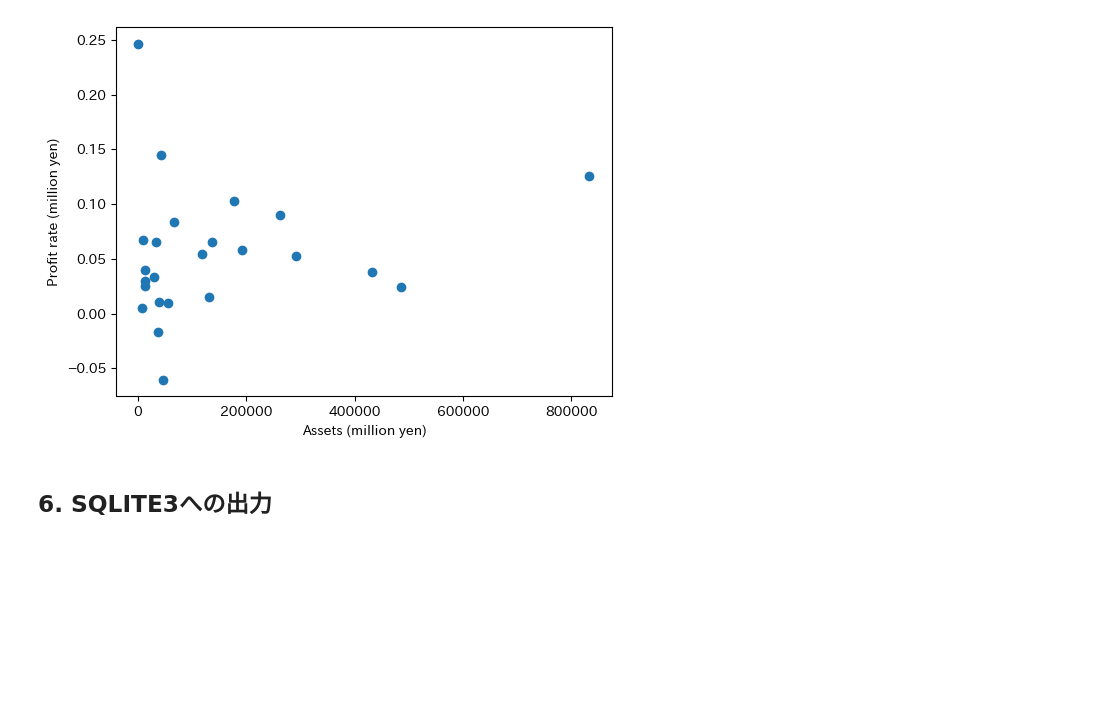
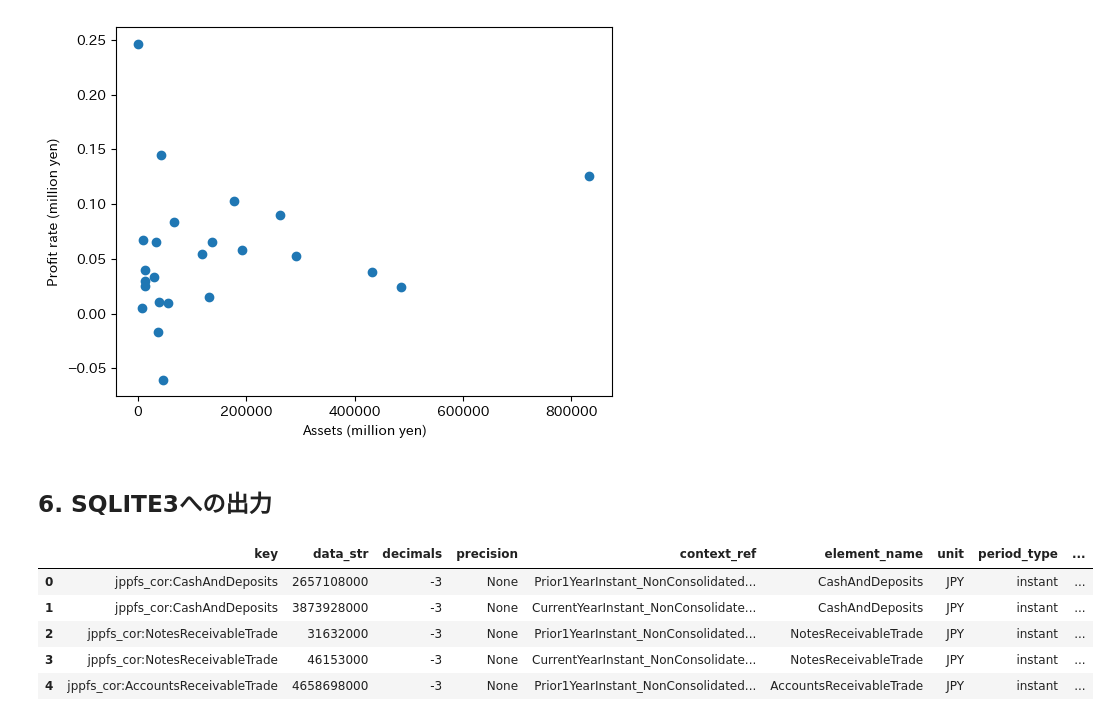
Before and after one commit to nororo/edinet_xbrl_prep, a Jupyter notebook: xbrl_analysis.ipynb, the cells around one changed output. Cells and saved outputs as stored; diff of their text form; code cells hidden in the pictures; blank space fills up the shorter version.

```diff
--- a/xbrl_analysis.ipynb
+++ b/xbrl_analysis.ipynb
@@ -393,6 +467,15 @@ Text(0, 0.5, 'Profit rate (million yen)')
 [figure]
 # %% [markdown]
 ## 6. SQLITE3への出力
+# %%
+fs_tbl_df_all.rename(columns={'key':'account_code','label_jp':'account_name','docid':'document_code'},inplace=True)
+# %% [output]
+|  | key | data_str | decimals | precision | context_ref | element_name | unit | period_type | ... |
+| 0 | jppfs_cor:CashAndDeposits | 2657108000 | -3 | None | Prior1YearInstant_NonConsolidated... | CashAndDeposits | JPY | instant | ... |
+| 1 | jppfs_cor:CashAndDeposits | 3873928000 | -3 | None | CurrentYearInstant_NonConsolidate... | CashAndDeposits | JPY | instant | ... |
+| 2 | jppfs_cor:NotesReceivableTrade | 31632000 | -3 | None | Prior1YearInstant_NonConsolidated... | NotesReceivableTrade | JPY | instant | ... |
+| 3 | jppfs_cor:NotesReceivableTrade | 46153000 | -3 | None | CurrentYearInstant_NonConsolidate... | NotesReceivableTrade | JPY | instant | ... |
+| 4 | jppfs_cor:AccountsReceivableTrade | 4658698000 | -3 | None | Prior1YearInstant_NonConsolidated... | AccountsReceivableTrade | JPY | instant | ... |
 # %%
 import	sqlite3
 
```
Also changed, not shown: parts of 17 cells of this notebook, 4 other files.
